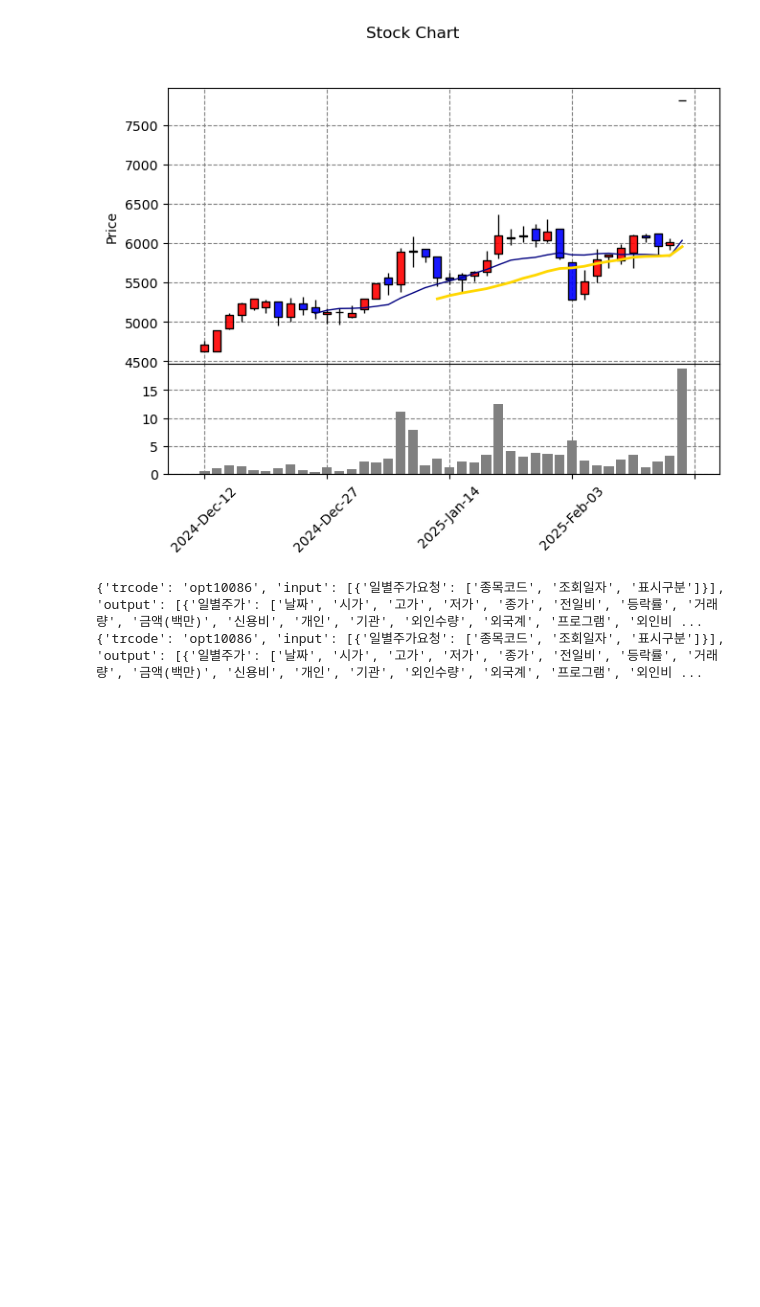
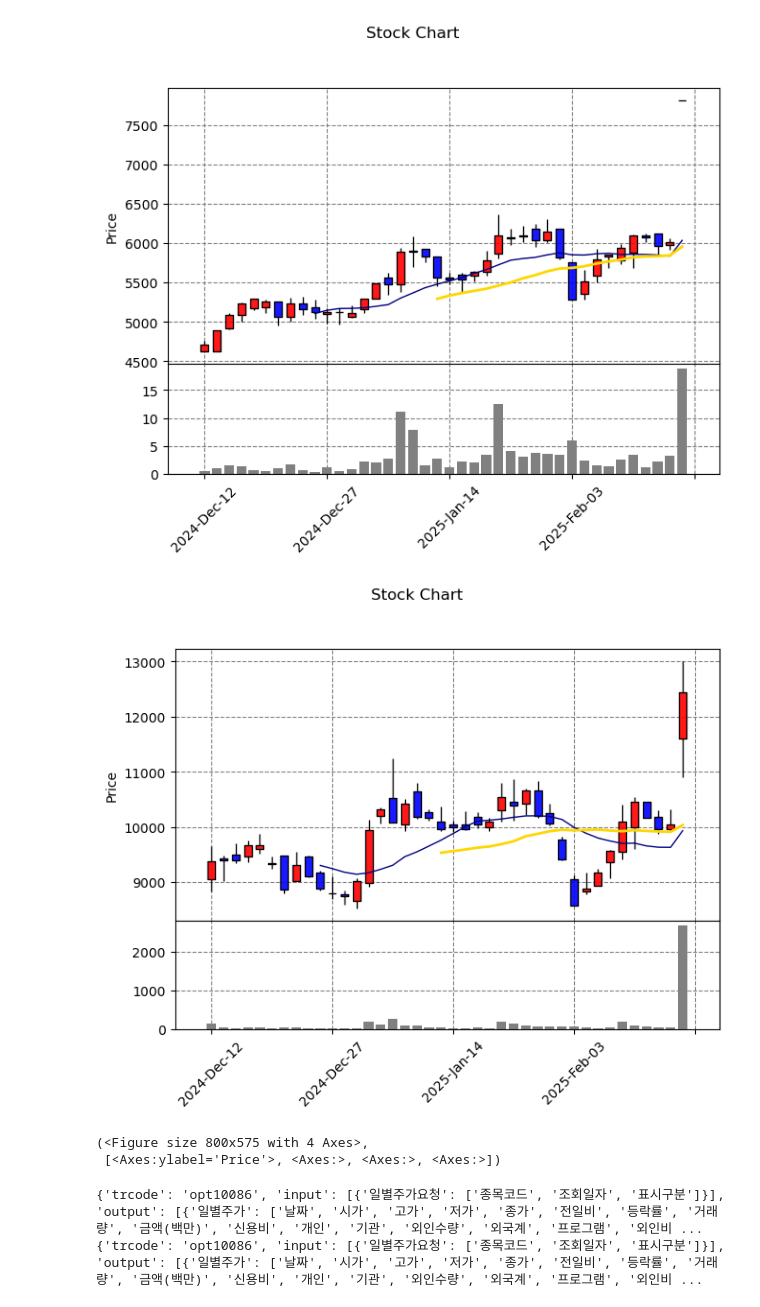
Before and after one commit to LiberSlave/trading, a Jupyter notebook: Excel/lab.ipynb, the cells around one changed output. Cells and saved outputs as stored; diff of their text form; code cells hidden in the pictures; blank space fills up the shorter version.

```diff
--- a/Excel/lab.ipynb
+++ b/Excel/lab.ipynb
@@ -1002,6 +1002,13 @@ data_visualize.daily_candlestick(df)
 (<Figure size 800x575 with 4 Axes>,
  [<Axes:ylabel='Price'>, <Axes:>, <Axes:>, <Axes:>])
 [figure]
+# %%
+from process import *
+daily_candlestick_load('네오셈')
+# %% [output]
+[figure, added]
+(<Figure size 800x575 with 4 Axes>,
+ [<Axes:ylabel='Price'>, <Axes:>, <Axes:>, <Axes:>])
 # %%
 daily_candlestick_save('삼성전자', kiwoom_lab = kiwoom)
 # %% [output]
```
Also changed, not shown: parts of 17 cells of this notebook, 2 other files.
